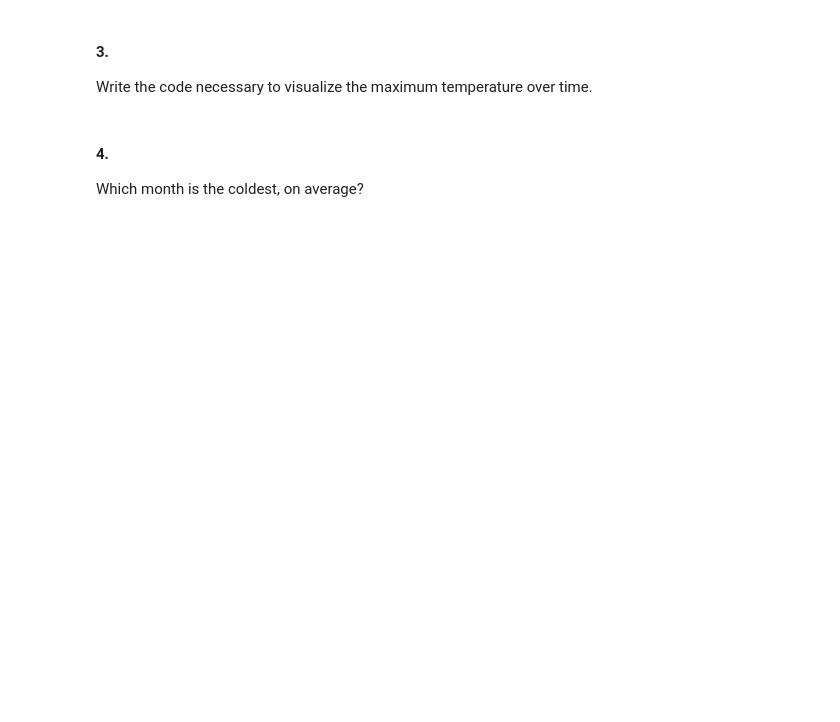
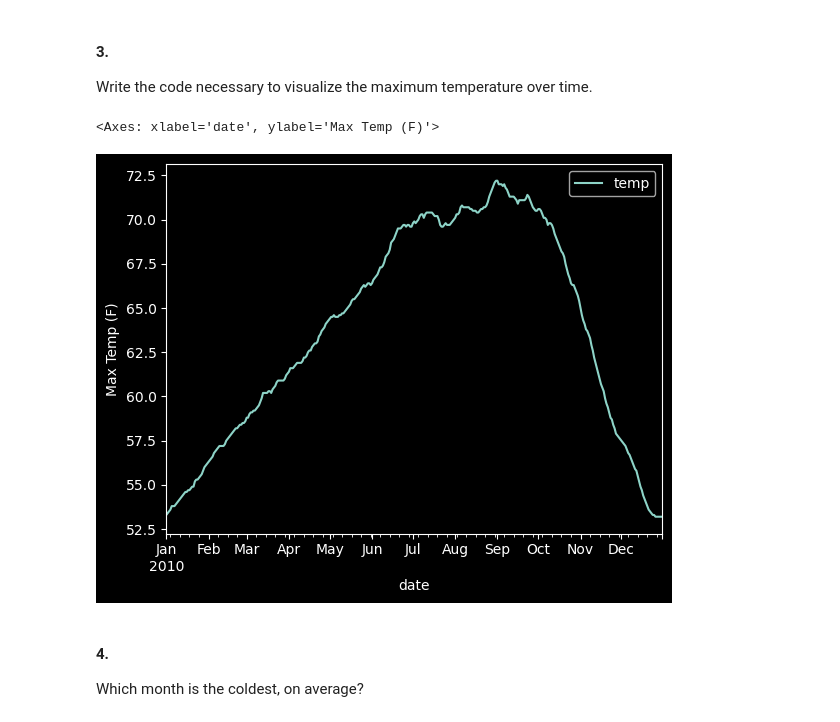
Before and after one commit to Zacharia-Schmitz/time-series-exercises, a Jupyter notebook: working_with_time_series_data.ipynb, the cells around one changed output. Drawn from its saved outputs; the diff is of its cells as text; code cells hidden in the pictures; blank space fills up the shorter version.

```diff
--- a/working_with_time_series_data.ipynb
+++ b/working_with_time_series_data.ipynb
@@ -29,6 +59,12 @@ Write the code necessary to visualize the minimum temperature over time.
 # %% [markdown]
 #### 3.
 Write the code necessary to visualize the maximum temperature over time.
+# %%
+# Visualize max temp over time
+sf.resample('D', on='date').max().plot(ylabel='Max Temp (F)')
+# %% [output]
+<Axes: xlabel='date', ylabel='Max Temp (F)'>
+[figure, added]
 # %% [markdown]
 #### 4.
 Which month is the coldest, on average?
```
Also changed, not shown: parts of 29 cells of this notebook.
